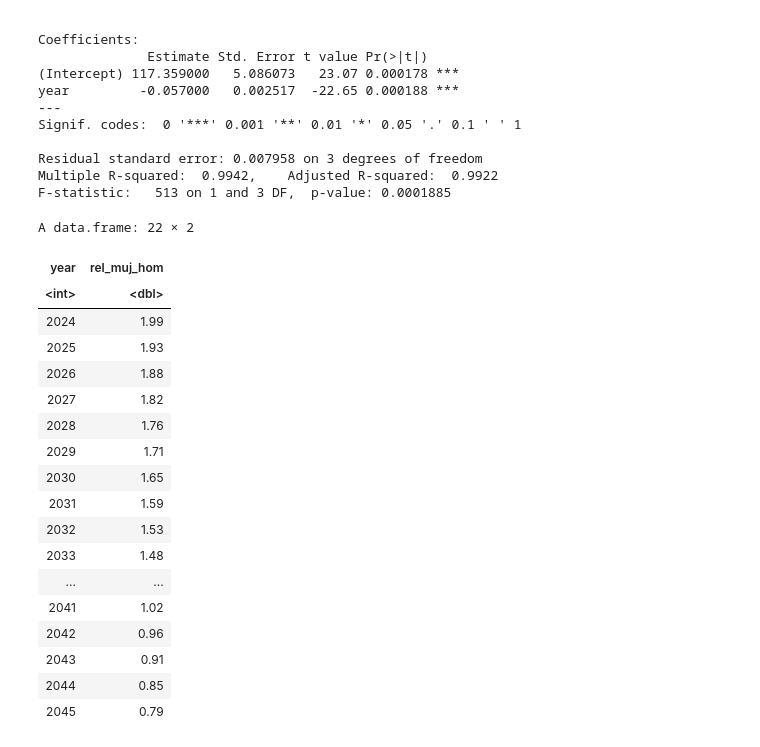
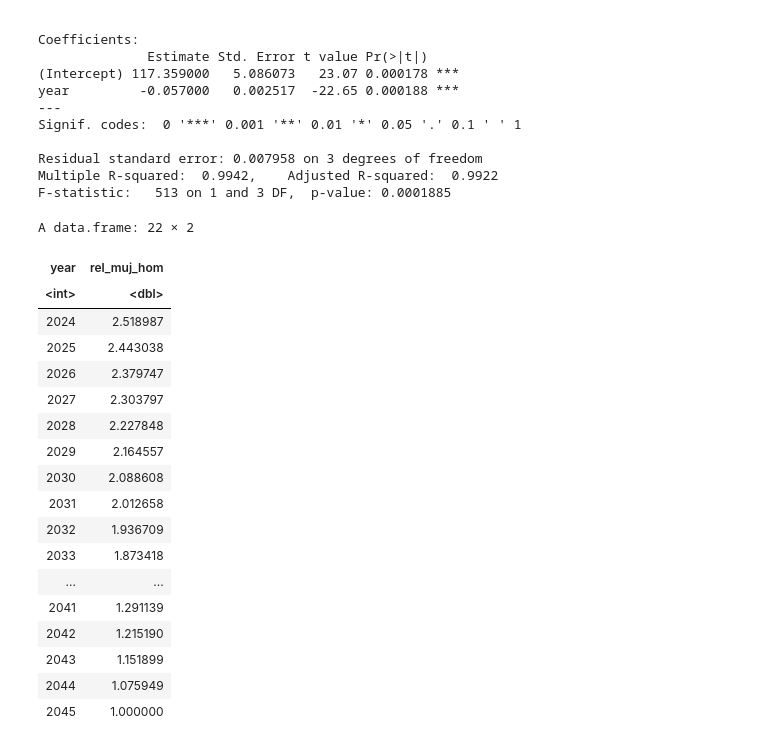
Before and after one commit to cpyp-ipdp/pgd_cdmx, a Jupyter notebook: indicadores/mujeres/indicadores_mujeres_pgd.ipynb, the cells around one changed output. Cells and saved outputs as stored; diff of their text form; code cells hidden in the pictures.

Commit message:
Se ajusta estimación de indicador de tiempo

```diff
--- a/indicadores/mujeres/indicadores_mujeres_pgd.ipynb
+++ b/indicadores/mujeres/indicadores_mujeres_pgd.ipynb
@@ -1216,27 +1216,30 @@ F-statistic:   513 on 1 and 3 DF,  p-value: 0.0001885
 # %%
 ##Hacer las predicciones de 2025 a 2045
 predicciones_tiempo<-data.frame(year=2024:2045)
-
 predicciones_tiempo$rel_muj_hom<-predict(modelo_tiempo,newdata=predicciones_tiempo)%>%
     round(2)
+ajuste <- 1 / predicciones_tiempo$rel_muj_hom[predicciones_tiempo$year == 2045]
+
+
+predicciones_tiempo$rel_muj_hom <- predicciones_tiempo$rel_muj_hom * ajuste
 predicciones_tiempo
 # %% [output]
 A data.frame: 22 × 2
 | year | rel_muj_hom |
 | <int> | <dbl> |
-| 2024 | 1.99 |
-| 2025 | 1.93 |
-| 2026 | 1.88 |
-| 2027 | 1.82 |
-| 2028 | 1.76 |
-| 2029 | 1.71 |
-| 2030 | 1.65 |
-| 2031 | 1.59 |
-| 2032 | 1.53 |
-| 2033 | 1.48 |
+| 2024 | 2.518987 |
+| 2025 | 2.443038 |
+| 2026 | 2.379747 |
+| 2027 | 2.303797 |
+| 2028 | 2.227848 |
+| 2029 | 2.164557 |
+| 2030 | 2.088608 |
+| 2031 | 2.012658 |
+| 2032 | 1.936709 |
+| 2033 | 1.873418 |
 | ... | ... |
-| 2041 | 1.02 |
-| 2042 | 0.96 |
-| 2043 | 0.91 |
-| 2044 | 0.85 |
-| 2045 | 0.79 |
+| 2041 | 1.291139 |
+| 2042 | 1.215190 |
+| 2043 | 1.151899 |
+| 2044 | 1.075949 |
+| 2045 | 1.000000 |
```
